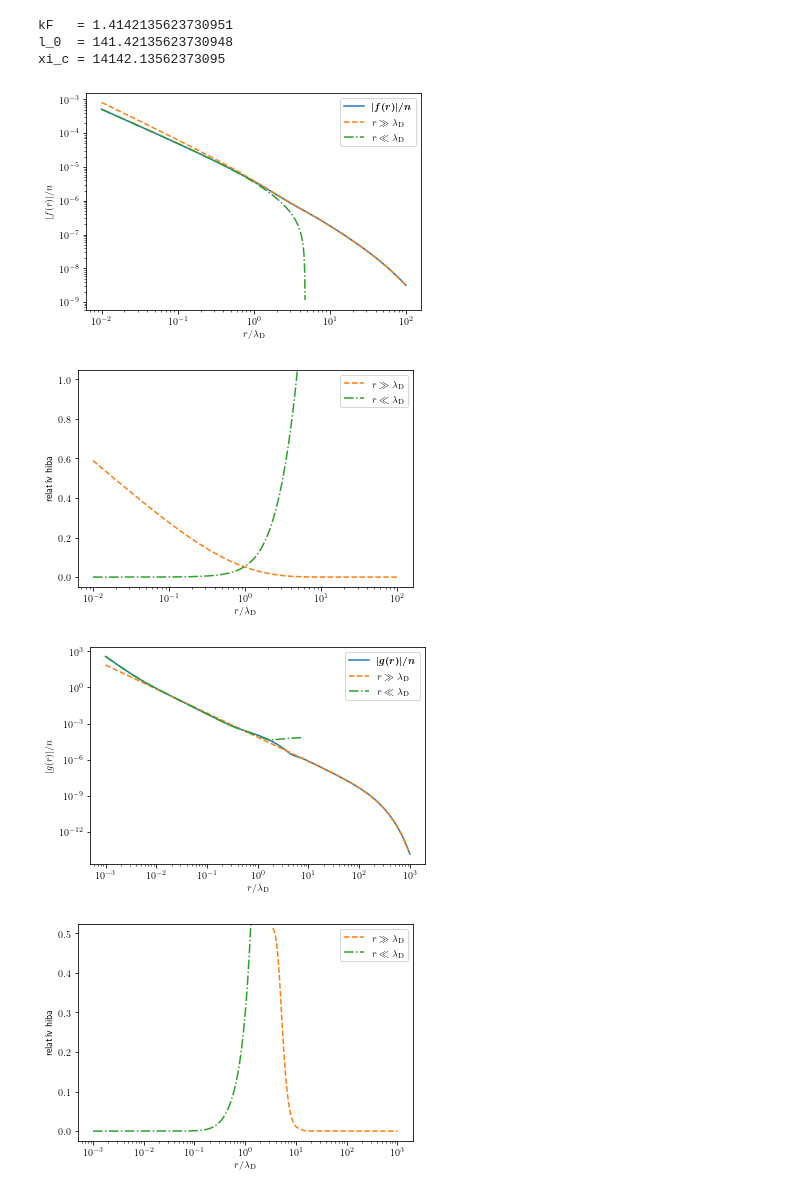
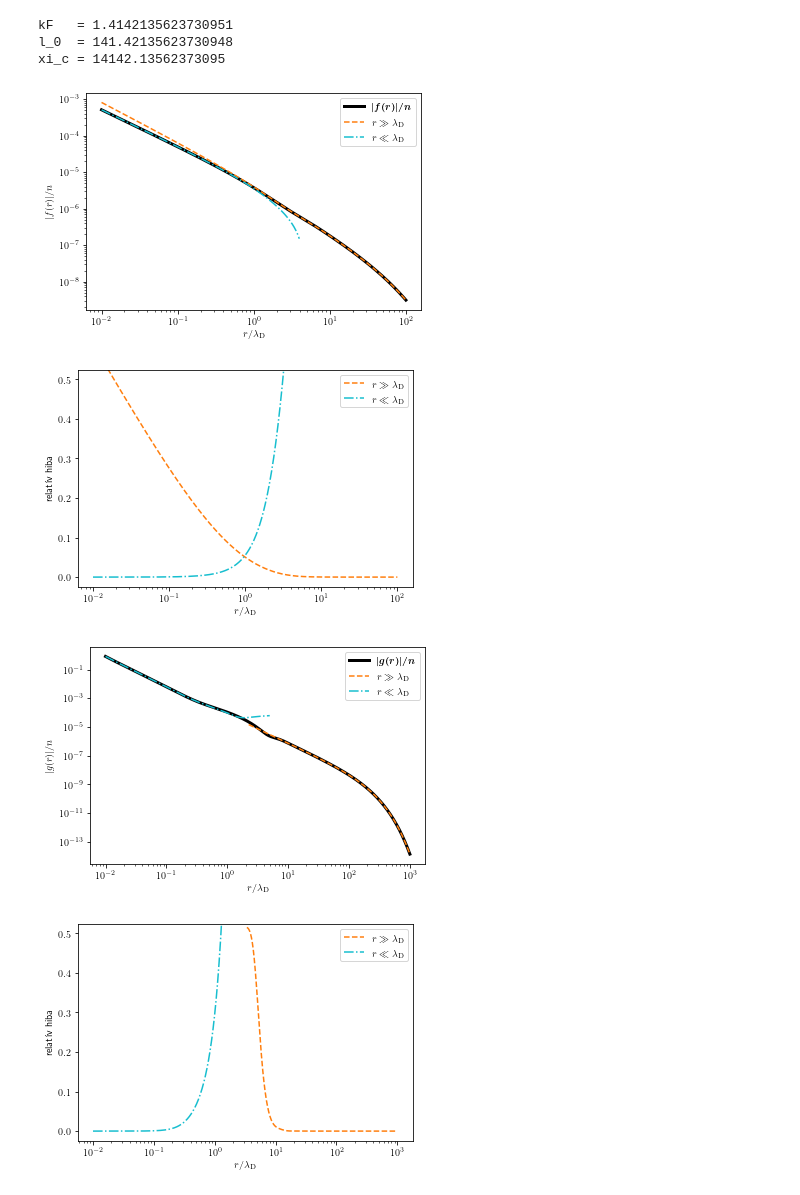
Before and after one commit to Il-Capitano/bsc-thesis, a Jupyter notebook: python/superconducting_state.ipynb, the cells around one changed output. Saved outputs shown, nothing was run; the diff lists cells and outputs as text; code cells hidden in the pictures.

```diff
--- a/python/superconducting_state.ipynb
+++ b/python/superconducting_state.ipynb
@@ -56,9 +56,9 @@ near_field_fs = calc_near_field_fs(rs) / n
 rs_norm = rs / l_0
 
 plt.figure(1)
-plt.loglog(rs_norm, np.abs(fs), label=r'$\boldsymbol{|f(r)| / n}$')
-plt.plot(rs_norm, np.abs(far_field_fs), '--', label=r'$r \gg \lambda_\mathrm{D}$')
-plt.plot(rs_norm[:669], np.abs(near_field_fs)[:669], '-.', label=r'$r \ll \lambda_\mathrm{D}$')
+plt.loglog(rs_norm, np.abs(fs), label=r'$\boldsymbol{|f(r)| / n}$', linewidth=3, color='black')
+plt.plot(rs_norm, np.abs(far_field_fs), '--', label=r'$r \gg \lambda_\mathrm{D}$', color='tab:orange')
+plt.plot(rs_norm[:650], np.abs(near_field_fs)[:650], '-.', label=r'$r \ll \lambda_\mathrm{D}$', color='tab:cyan')
 plt.xlabel(r'$r / \lambda_\mathrm{D}$')
 plt.ylabel(r'$|f(r)| / n$')
 plt.legend()
@@ -67,8 +67,8 @@ plt.savefig("../latex/F_sc.pdf", format="pdf", bbox_inches="tight")
 
 plt.figure(2)
 plt.semilogx(rs_norm, np.abs(fs - far_field_fs) / np.abs(fs), '--', label=r'$r \gg \lambda_\mathrm{D}$', color='tab:orange')
-plt.plot(rs_norm, np.abs(fs - near_field_fs) / np.abs(fs), '-.', label=r'$r \ll \lambda_\mathrm{D}$', color='tab:green')
-plt.ylim([-0.05, 1.05])
+plt.plot(rs_norm, np.abs(fs - near_field_fs) / np.abs(fs), '-.', label=r'$r \ll \lambda_\mathrm{D}$', color='tab:cyan')
+plt.ylim([-0.025, 0.525])
 plt.xlabel(r'$r / \lambda_\mathrm{D}$')
 plt.ylabel('relatív hiba')
 plt.legend()
@@ -77,8 +77,8 @@ plt.savefig("../latex/F_sc_error.pdf", format="pdf", bbox_inches="tight")
 
 plt.show()
 # %% [output]
-[figure, old version]
+[figure, new version]
-[figure, old version]
+[figure, new version]
 # %%
 def g_integral_body_sc(r_tilde, y):
     return y / np.sqrt(y*y - 1) * np.exp(-r_tilde * y) / ((l_0_tilde * y)**4 + 1)
@@ -118,7 +118,7 @@ def calc_near_field_gs(rs):
         + kF / (xi_c * rs) * (A - B * rs / xi_c + get_residue_g(rs / xi_c))
     )
 # %%
-rs = np.exp(np.linspace(np.log(1e-3 * l_0), np.log(1e3 * l_0), 1000))
+rs = np.exp(np.linspace(np.log(1e-2 * l_0), np.log(1e3 * l_0), 1000))
 #rs = np.linspace(0.01 * l_0, 1 * l_0, 100)
 gs = calc_g(rs) / n
 far_field_gs = calc_far_field_gs(rs) / n
@@ -127,31 +127,31 @@ normal_gs = calc_g_normal(rs) / n
 # %%
 rs_norm = rs / l_0
 
 plt.figure(1)
-plt.loglog(rs_norm, np.abs(gs), label=r'$\boldsymbol{|g(r)| / n}$')
-plt.plot(rs_norm, np.abs(far_field_gs), '--', label=r'$r \gg \lambda_\mathrm{D}$')
-plt.plot(rs_norm[:650], np.abs(near_field_gs)[:650], '-.', label=r'$r \ll \lambda_\mathrm{D}$')
+plt.loglog(rs_norm, np.abs(gs), label=r'$\boldsymbol{|g(r)| / n}$', linewidth=3, color='black')
+plt.plot(rs_norm[470:], np.abs(far_field_gs)[470:], '--', label=r'$r \gg \lambda_\mathrm{D}$', color='tab:orange')
+plt.plot(rs_norm[:540], np.abs(near_field_gs)[:540], '-.', label=r'$r \ll \lambda_\mathrm{D}$', color='tab:cyan')
 # plt.plot(rs_norm, np.abs(normal_gs), '-.', label=r'$r \ll \lambda_\mathrm{D}$')
 plt.xlabel(r'$r / \lambda_\mathrm{D}$')
 plt.ylabel('$|g(r)| / n$')
 plt.legend()
 
 plt.savefig("../latex/G_sc.pdf", format="pdf", bbox_inches="tight")
 
 plt.figure(2)
-plt.semilogx(rs_norm[590:], (np.abs(gs - far_field_gs) / np.abs(gs))[590:], '--', label=r'$r \gg \lambda_\mathrm{D}$', color='tab:orange')
-plt.plot(rs_norm, np.abs(gs - near_field_gs) / np.abs(gs), '-.', label=r'$r \ll \lambda_\mathrm{D}$', color='tab:green')
+plt.semilogx(rs_norm[505:], (np.abs(gs - far_field_gs) / np.abs(gs))[505:], '--', label=r'$r \gg \lambda_\mathrm{D}$', color='tab:orange')
+plt.plot(rs_norm, np.abs(gs - near_field_gs) / np.abs(gs), '-.', label=r'$r \ll \lambda_\mathrm{D}$', color='tab:cyan')
 plt.ylim([-0.025, 0.525])
 plt.xlabel(r'$r / \lambda_\mathrm{D}$')
 plt.ylabel('relatív hiba')
 plt.legend()
 
 plt.savefig("../latex/G_sc_error.pdf", format="pdf", bbox_inches="tight")
 
 plt.show()
 # %% [output]
-[figure, old version]
+[figure, new version]
-[figure, old version]
+[figure, new version]
 # %%
 rs = np.exp(np.linspace(np.log(1e-4 * l_0), np.log(10**3.4 * l_0), 1000))
 gs = calc_g(rs) / n
```
Also changed, not shown: parts of 4 cells of this notebook, 10 other files.
